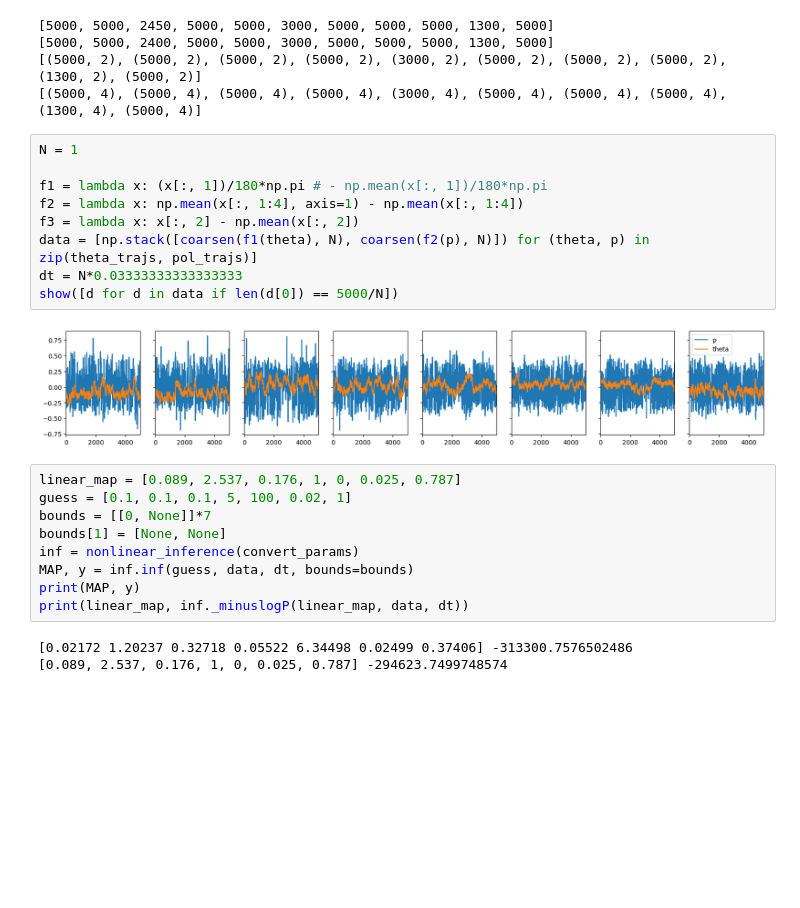
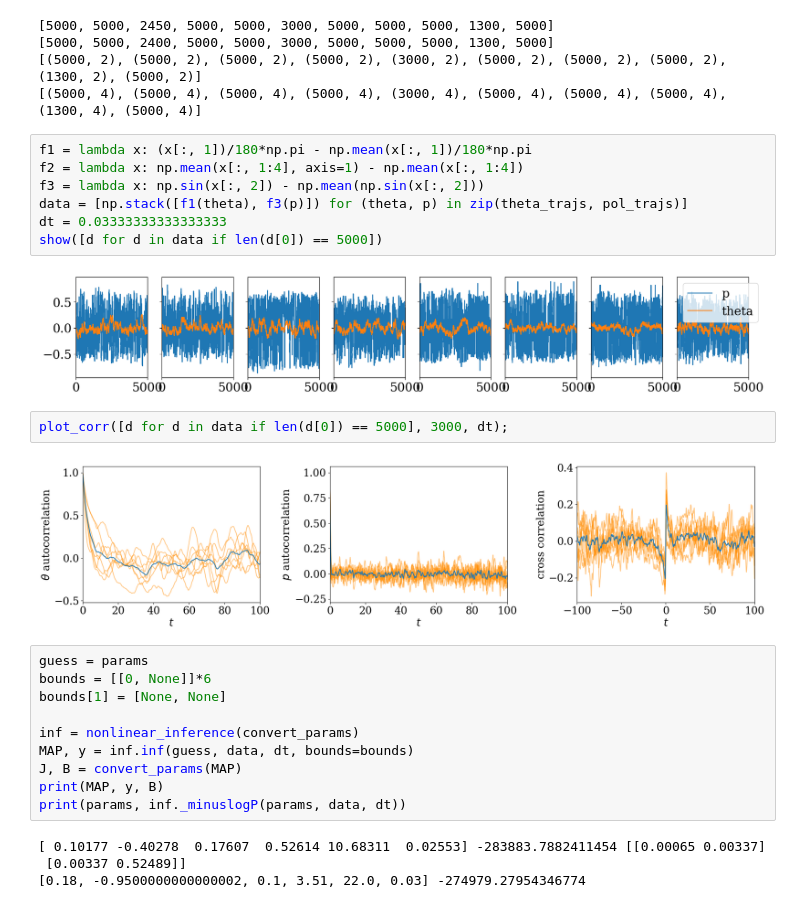
Before and after one commit to Irene-Li/ActivePoly, a Jupyter notebook: inference_nonlinear.ipynb, the cells around one changed output. Cells and saved outputs as stored; diff of their text form; blank space fills up the shorter version.

```diff
--- a/inference_nonlinear.ipynb
+++ b/inference_nonlinear.ipynb
@@ -161,28 +173,32 @@ print(list(map(np.shape, pol_trajs)))
 [(5000, 2), (5000, 2), (5000, 2), (5000, 2), (3000, 2), (5000, 2), (5000, 2), (5000, 2), (1300, 2), (5000, 2)]
 [(5000, 4), (5000, 4), (5000, 4), (5000, 4), (3000, 4), (5000, 4), (5000, 4), (5000, 4), (1300, 4), (5000, 4)]
 # %%
-N = 1
-
-f1 = lambda x: (x[:, 1])/180*np.pi # - np.mean(x[:, 1])/180*np.pi
+f1 = lambda x: (x[:, 1])/180*np.pi - np.mean(x[:, 1])/180*np.pi
 f2 = lambda x: np.mean(x[:, 1:4], axis=1) - np.mean(x[:, 1:4])
-f3 = lambda x: x[:, 2] - np.mean(x[:, 2])
-data = [np.stack([coarsen(f1(theta), N), coarsen(f2(p), N)]) for (theta, p) in zip(theta_trajs, pol_trajs)]
-dt = N*0.03333333333333333
-show([d for d in data if len(d[0]) == 5000/N])
+f3 = lambda x: np.sin(x[:, 2]) - np.mean(np.sin(x[:, 2]))
+data = [np.stack([f1(theta), f3(p)]) for (theta, p) in zip(theta_trajs, pol_trajs)]
+dt = 0.03333333333333333
+show([d for d in data if len(d[0]) == 5000])
 # %% [output]
-[figure, old version]
+[figure, new version]
+# %%
+plot_corr([d for d in data if len(d[0]) == 5000], 3000, dt);
+# %% [output]
+[figure, added]
 # %%
-linear_map = [0.089, 2.537, 0.176, 1, 0, 0.025, 0.787]
-guess = [0.1, 0.1, 0.1, 5, 100, 0.02, 1]
-bounds = [[0, None]]*7
+guess = params
+bounds = [[0, None]]*6
 bounds[1] = [None, None]
+
 inf = nonlinear_inference(convert_params)
 MAP, y = inf.inf(guess, data, dt, bounds=bounds)
-print(MAP, y)
-print(linear_map, inf._minuslogP(linear_map, data, dt))
+J, B = convert_params(MAP)
+print(MAP, y, B)
+print(params, inf._minuslogP(params, data, dt))
 # %% [output]
-[0.02172 1.20237 0.32718 0.05522 6.34498 0.02499 0.37406] -313300.7576502486
-[0.089, 2.537, 0.176, 1, 0, 0.025, 0.787] -294623.7499748574
+[ 0.10177 -0.40278  0.17607  0.52614 10.68311  0.02553] -283883.7882411454 [[0.00065 0.00337]
+ [0.00337 0.52489]]
+[0.18, -0.9500000000000002, 0.1, 3.51, 22.0, 0.03] -274979.27954346774
 # %%
 delta = MAP*1e-4
 delta[0]= 1e-3
```
Also changed, not shown: parts of 14 cells of this notebook, 56 other files.
